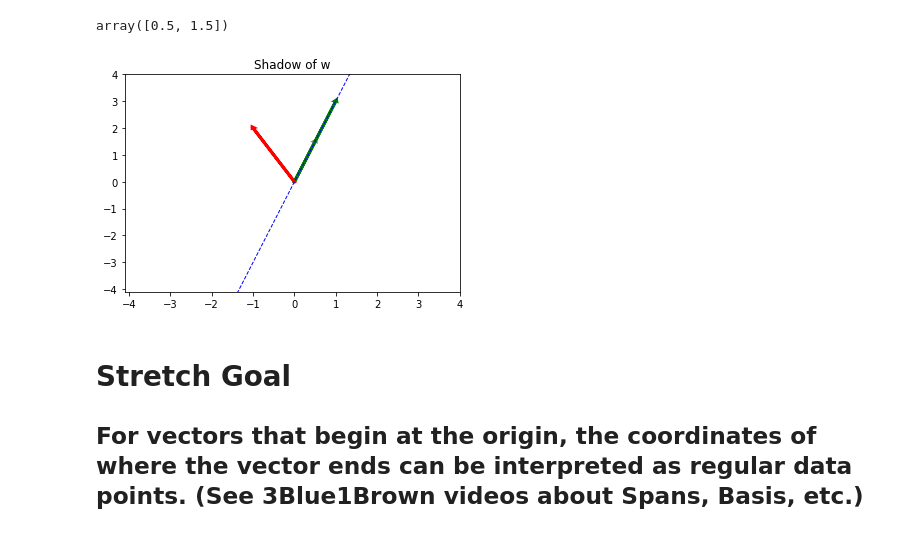
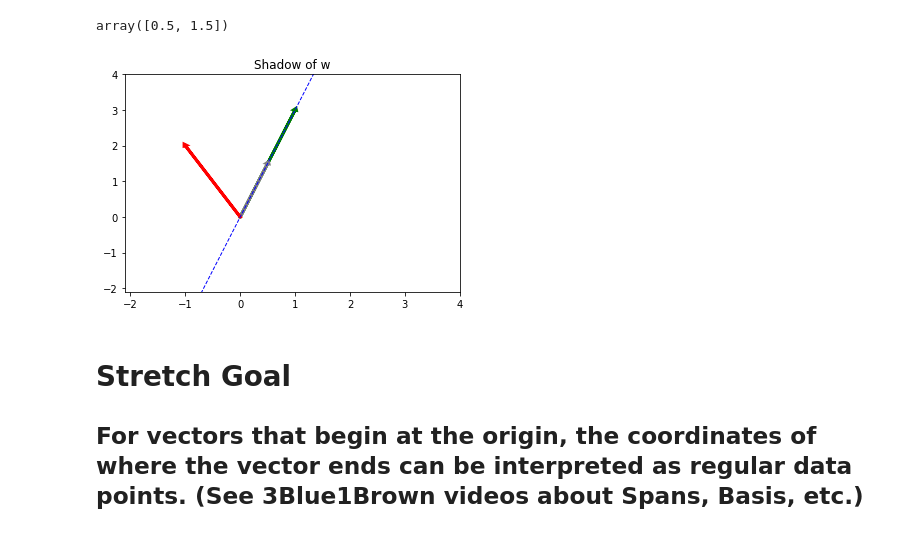
Before and after one commit to adamlutzz/DS-Unit-1-Sprint-4-Linear-Algebra, a Jupyter notebook: module2-intermediate-linear-algebra/Intermediate_Linear_Algebra_Assignment.ipynb, the cells around one changed output. Saved outputs shown, nothing was run; the diff lists cells and outputs as text; code cells hidden in the pictures.

Commit message:
Graph a little bit prettier

```diff
--- a/module2-intermediate-linear-algebra/Intermediate_Linear_Algebra_Assignment.ipynb
+++ b/module2-intermediate-linear-algebra/Intermediate_Linear_Algebra_Assignment.ipynb
@@ -433,27 +433,27 @@ array([0.5, 1.5])
 # %%
 # Plot a line
 
 # Axis Bounds
-plt.xlim(-4.1,4)
-plt.ylim(-4.1,4)
+plt.xlim(-2.1,4)
+plt.ylim(-2.1,4)
 
 proj = [0.5, 1.5]
 
 # Get Vals for L
 axes = plt.gca()
 x_vals = np.array(axes.get_xlim())
 y_vals = 3*x_vals
 
 # Plot Vectors and L
 plt.plot(x_vals, y_vals, '--', color='b', linewidth=1)
-plt.arrow(0, 0, proj[0], proj[1], linewidth=3, head_width=.05, head_length=0.05, color ='gray')
 plt.arrow(0, 0, v[0], v[1], linewidth=3, head_width=.05, head_length=0.05, color ='green')
+plt.arrow(0, 0, proj[0], proj[1], linewidth=3, head_width=.05, head_length=0.05, color ='grey')
 plt.arrow(0, 0, w[0], w[1], linewidth=3, head_width=.05, head_length=0.05, color ='red')
 
 plt.title("Shadow of w")
 plt.show()
 # %% [output]
-[figure, old version]
+[figure, new version]
 # %% [markdown]
 # Stretch Goal
 
```
